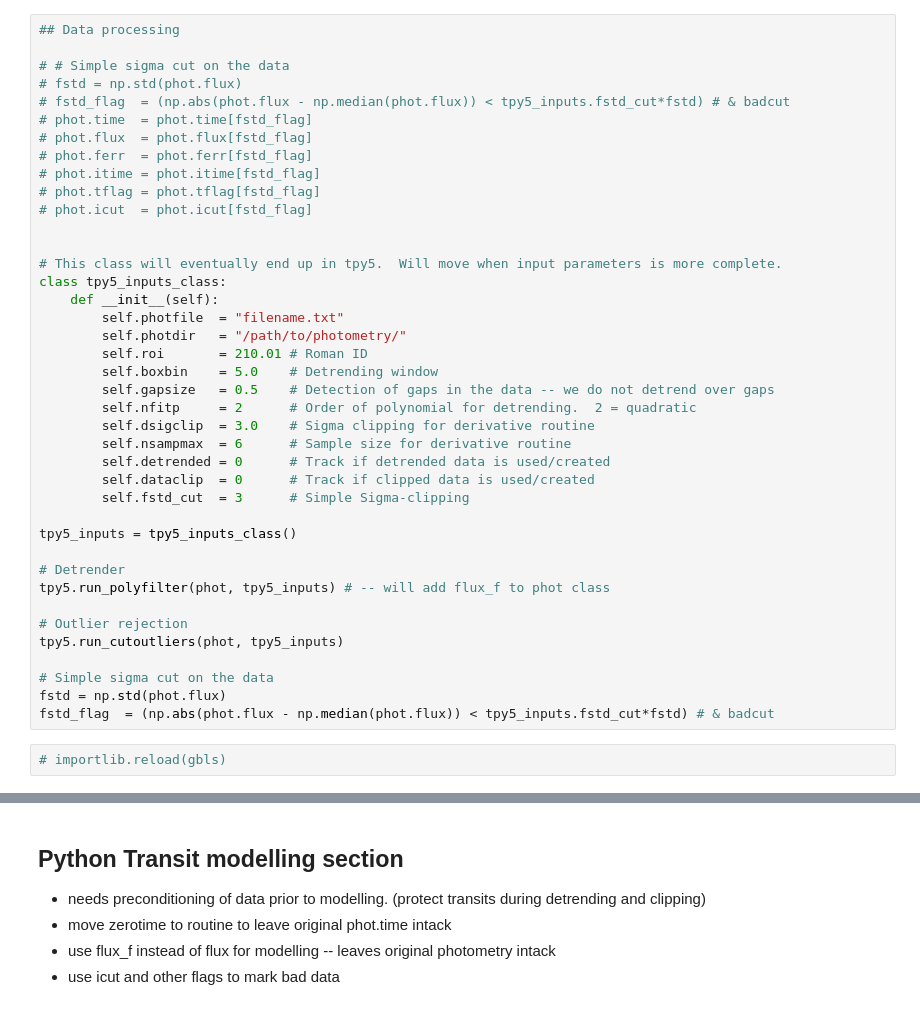
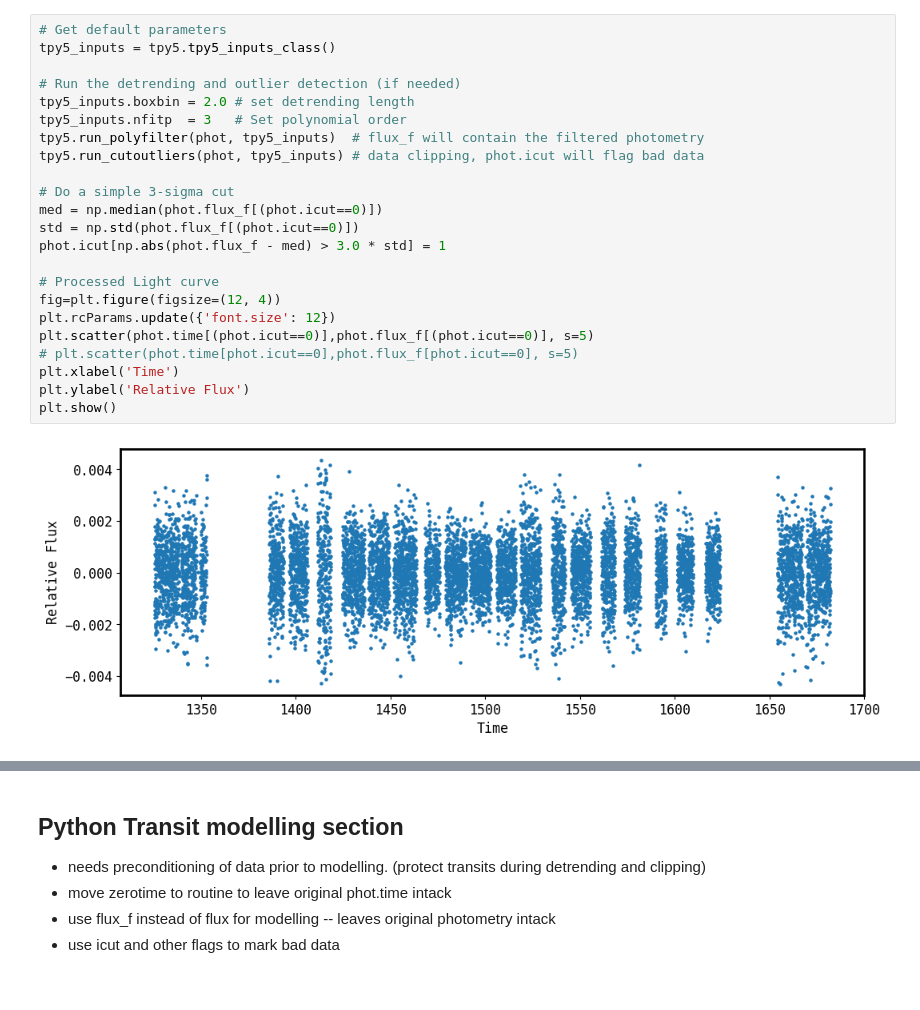
Before and after one commit to jasonfrowe/bls_cuda, a Jupyter notebook: bls_cpu.ipynb, the cells around one changed output, grey strips where cells are left out. Drawn from its saved outputs; the diff is of its cells as text.

```diff
--- a/bls_cpu.ipynb
+++ b/bls_cpu.ipynb
@@ -40,43 +53,26 @@ gbls_inputs.plots = 1  #default is 1
 # %%
-## Data processing
+# Get default parameters
+tpy5_inputs = tpy5.tpy5_inputs_class()
 
-# # Simple sigma cut on the data
-# fstd = np.std(phot.flux)
-# fstd_flag  = (np.abs(phot.flux - np.median(phot.flux)) < tpy5_inputs.fstd_cut*fstd) # & badcut
-# phot.time  = phot.time[fstd_flag]
-# phot.flux  = phot.flux[fstd_flag]
-# phot.ferr  = phot.ferr[fstd_flag]
-# phot.itime = phot.itime[fstd_flag]
-# phot.tflag = phot.tflag[fstd_flag]
-# phot.icut  = phot.icut[fstd_flag]
+# Run the detrending and outlier detection (if needed)
+tpy5_inputs.boxbin = 2.0 # set detrending length
+tpy5_inputs.nfitp  = 3   # Set polynomial order
+tpy5.run_polyfilter(phot, tpy5_inputs)  # flux_f will contain the filtered photometry
+tpy5.run_cutoutliers(phot, tpy5_inputs) # data clipping, phot.icut will flag bad data
 
+# Do a simple 3-sigma cut
+med = np.median(phot.flux_f[(phot.icut==0)])
+std = np.std(phot.flux_f[(phot.icut==0)])
+phot.icut[np.abs(phot.flux_f - med) > 3.0 * std] = 1
 
-# This class will eventually end up in tpy5.  Will move when input parameters is more complete.
-class tpy5_inputs_class:
-    def __init__(self):
-        self.photfile  = "filename.txt"
-        self.photdir   = "/path/to/photometry/"
-        self.roi       = 210.01 # Roman ID
-        self.boxbin    = 5.0    # Detrending window
-        self.gapsize   = 0.5    # Detection of gaps in the data -- we do not detrend over gaps
-        self.nfitp     = 2      # Order of polynomial for detrending.  2 = quadratic
-        self.dsigclip  = 3.0    # Sigma clipping for derivative routine
-        self.nsampmax  = 6      # Sample size for derivative routine
-        self.detrended = 0      # Track if detrended data is used/created
-        self.dataclip  = 0      # Track if clipped data is used/created
-        self.fstd_cut  = 3      # Simple Sigma-clipping
-
-tpy5_inputs = tpy5_inputs_class()
-
-# Detrender
-tpy5.run_polyfilter(phot, tpy5_inputs) # -- will add flux_f to phot class
-
-# Outlier rejection
-tpy5.run_cutoutliers(phot, tpy5_inputs)
-
-# Simple sigma cut on the data
-fstd = np.std(phot.flux)
-fstd_flag  = (np.abs(phot.flux - np.median(phot.flux)) < tpy5_inputs.fstd_cut*fstd) # & badcut
+# Processed Light curve
+fig=plt.figure(figsize=(12, 4))
+plt.rcParams.update({'font.size': 12})
+plt.scatter(phot.time[(phot.icut==0)],phot.flux_f[(phot.icut==0)], s=5)
+# plt.scatter(phot.time[phot.icut==0],phot.flux_f[phot.icut==0], s=5)
+plt.xlabel('Time')
+plt.ylabel('Relative Flux')
+plt.show()
+# %% [output]
+[figure, added]
-# %%
-# importlib.reload(gbls)
 # %%
```
Also changed, not shown: parts of 14 cells of this notebook, 1 other file.
